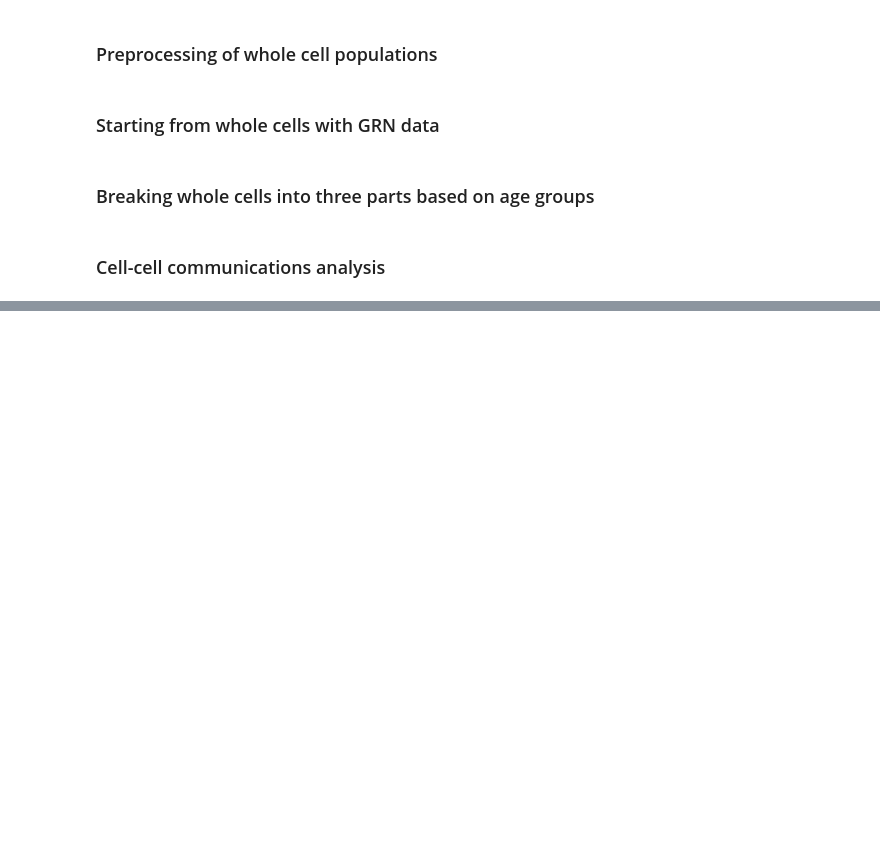
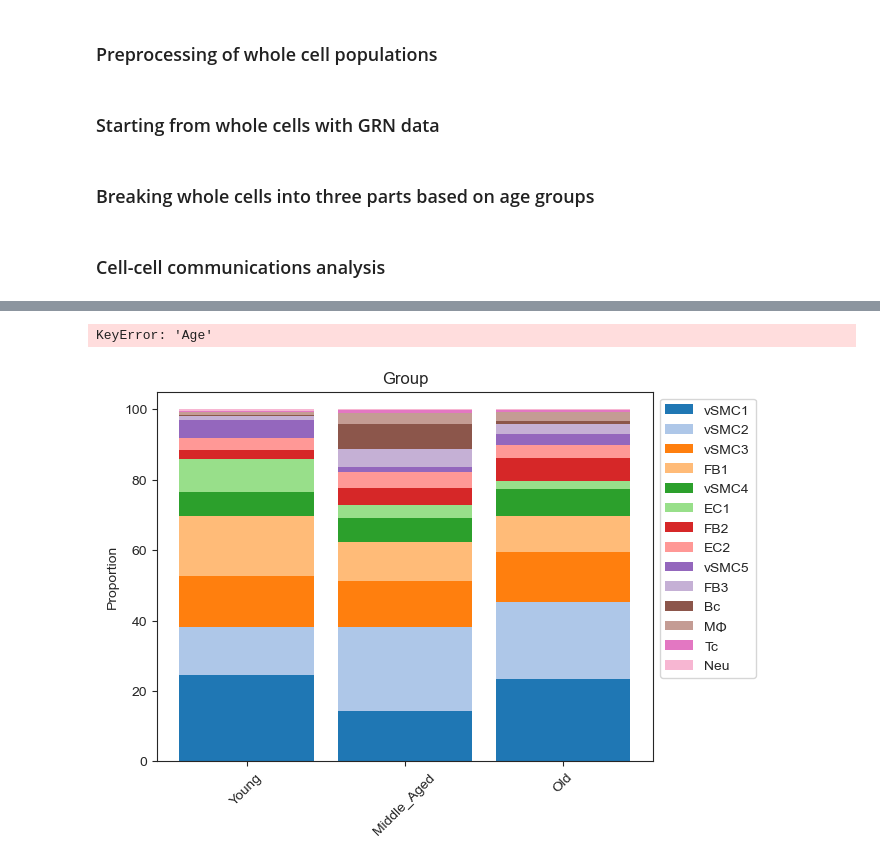
Before and after one commit to ryansohny/vAging, a Jupyter notebook: 05.Liana-py/_test.ipynb, the cells around one changed output, grey strips where cells are left out. Saved outputs shown, nothing was run; the diff lists cells and outputs as text; code cells hidden in the pictures; blank space fills up the shorter version.

```diff
--- a/05.Liana-py/_test.ipynb
+++ b/05.Liana-py/_test.ipynb
@@ -192,0 +205,26 @@ test3_m20.uns['cpdb_detailed_celltype_res'][(test3_m20.uns['cpdb_detailed_cellty
+# %%
+test3 = sc.read_h5ad("/Users/mhryansohn/Desktop/01.Workspace/01.Projects/01.Vascular_Aging/test3.h5ad")
+test3.obs['Age'] = test3.obs['batch']
+leiden_to_detailed_celltype_dict = {'0': 'vSMC1',
+                                    '1': 'vSMC2',
+                                    '2': 'vSMC3',
+                                    '3': 'FB1',
+                                    '4': 'vSMC4',
+                                    '5': 'EC1',
+                                    '6': 'FB2',
+                                    '7': 'EC2',
+                                    '8': 'vSMC5',
+                                    '9': 'FB3',
+                                    '10': 'Bc',
+                                    '11': 'M\u03A6',
+                                    '12': 'Tc',
+                                    '13': 'Neu'}
+test3.obs['detailed_celltype'] = test3.obs['leiden_r05'].map(lambda x: leiden_to_detailed_celltype_dict[x]).astype('category')
+# %%
+test3_m01 = test3[test3.obs['Age'] == 'm01'].copy()
+test3_m10 = test3[test3.obs['Age'] == 'm10'].copy()
+test3_m20 = test3[test3.obs['Age'] == 'm20'].copy()
+test3_concat = anndata.concat([test3_m01, test3_m10, test3_m20])
+# %%
+cov_df = pd.DataFrame({"Group": ["Young", "Middle_Aged", "Old"]}, index=['m01', 'm10', 'm20'])
+cov_df
@@ -192,0 +236,7 @@ test3_m20.uns['cpdb_detailed_celltype_res'][(test3_m20.uns['cpdb_detailed_cellty
+# %%
+data_test3 = dat.from_scanpy(
+    test3_concat,
+    cell_type_identifier='detailed_celltype',
+    sample_identifier='Age',
+    covariate_df=cov_df
+)
@@ -192,0 +251,7 @@ test3_m20.uns['cpdb_detailed_celltype_res'][(test3_m20.uns['cpdb_detailed_cellty
+# %%
+data_test3.var
+viz.stacked_barplot(data_test3, feature_name="Group")
+viz.stacked_barplot(data_test3, feature_name="Age")
+# %% [output]
+KeyError: 'Age'
+[figure, added]
```
Also changed, not shown: parts of 5 cells of this notebook.
